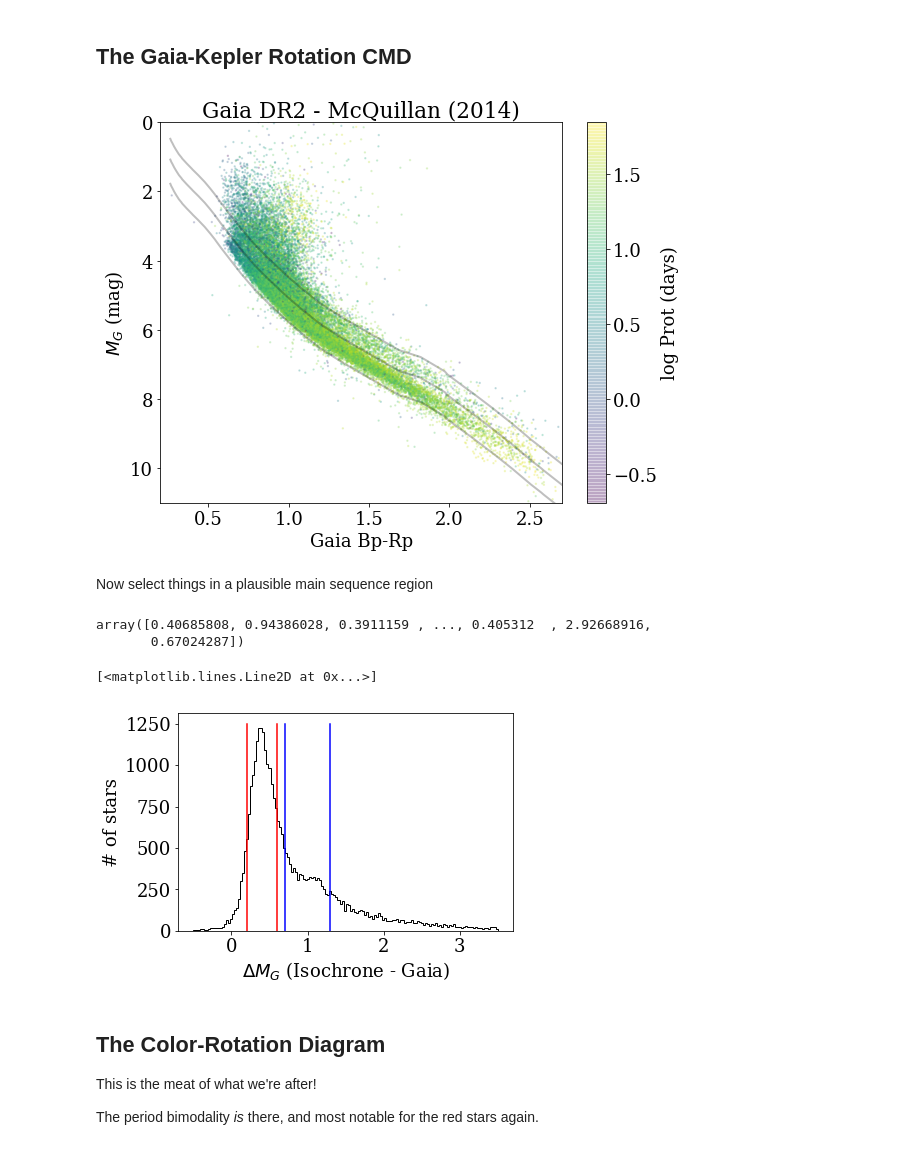
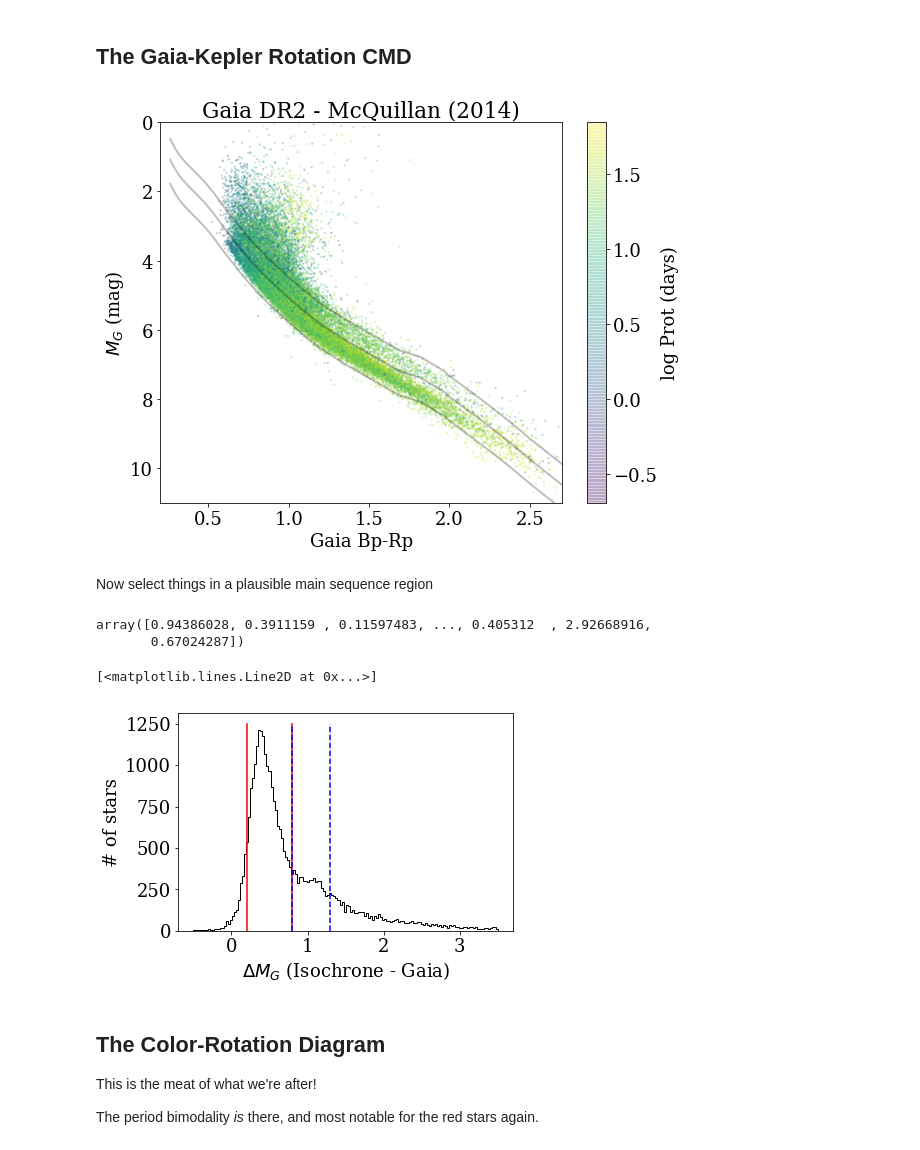
Before and after one commit to jradavenport/gaia2_kep_rot, a Jupyter notebook: explore.ipynb, the cells around one changed output. Drawn from its saved outputs; the diff is of its cells as text; code cells hidden in the pictures.

```diff
--- a/explore.ipynb
+++ b/explore.ipynb
@@ -64,7 +65,9 @@ plt.scatter(df[ u'phot_g_mean_mag'],df[u'parallax_error'], s=5, alpha=.2)
 ok = np.where(np.isfinite(df[u'parallax']) & # this is basically the same as the TGAS file...
               (df[u'parallax_error'] < 0.1) &
               np.isfinite(df[u'bp_rp']) &
-              (df[u'phot_g_mean_flux_error']/df[u'phot_g_mean_flux'] < 0.005))[0]
+              (df[u'phot_bp_mean_flux_error']/df[u'phot_bp_mean_flux'] < 0.01) &
+              (df[u'phot_rp_mean_flux_error']/df[u'phot_rp_mean_flux'] < 0.01) &
+              (df[u'phot_g_mean_flux_error']/df[u'phot_g_mean_flux'] < 0.01))[0]
 
 ok.shape
 # %% [output]
@@ -109,7 +112,7 @@ plt.title('Gaia DR2 - McQuillan (2014)')
 cb = plt.colorbar()
 cb.set_label('log Prot (days)')
 # %% [output]
-[figure, old version]
+[figure, new version]
 # %% [markdown]
 Now select things in a plausible main sequence region
 # %%
@@ -120,7 +123,7 @@ delta_mag = Mg_iso - (df[u'phot_g_mean_mag'].values[ok] + 5. * np.log10(df[u'par
 dok = np.isfinite(delta_mag)
 delta_mag[dok]
 # %% [output]
-array([0.40685808, 0.94386028, 0.3911159 , ..., 0.405312  , 2.92668916,
+array([0.94386028, 0.3911159 , 0.11597483, ..., 0.405312  , 2.92668916,
        0.67024287])
 # %%
 # main sequence stars
@@ -133,16 +136,16 @@ bsok = np.where((delta_mag >= 0.7) &
 # %%
 _ = plt.hist(delta_mag[dok], range=(-0.5,3.5), bins=150, histtype='step', lw=1, color='k')
 plt.ylabel('# of stars')
 plt.xlabel(r'$\Delta M_G$ (Isochrone - Gaia)')
 
 plt.plot([0.2,0.2], [0,1250], c='r')
-plt.plot([.6,.6], [0,1250], c='r')
+plt.plot([.8,.8], [0,1250], c='r')
 
-plt.plot([0.7,0.7], [0,1250], c='b')
-plt.plot([1.3,1.3], [0,1250], c='b')
+plt.plot([0.8,0.8], [0,1250], c='b', linestyle='--')
+plt.plot([1.3,1.3], [0,1250], c='b', linestyle='--')
 # %% [output]
 [<matplotlib.lines.Line2D at 0x...>]
-[figure, old version]
+[figure, new version]
 # %% [markdown]
 ## The Color-Rotation Diagram
 This is the meat of what we're after!
```
Also changed, not shown: parts of 20 cells of this notebook.
